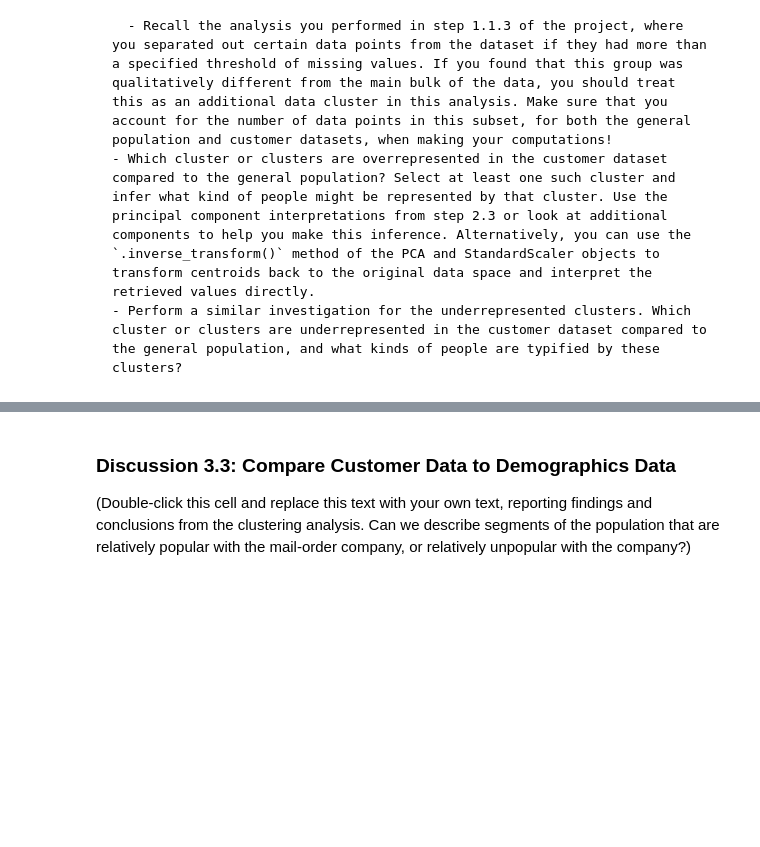
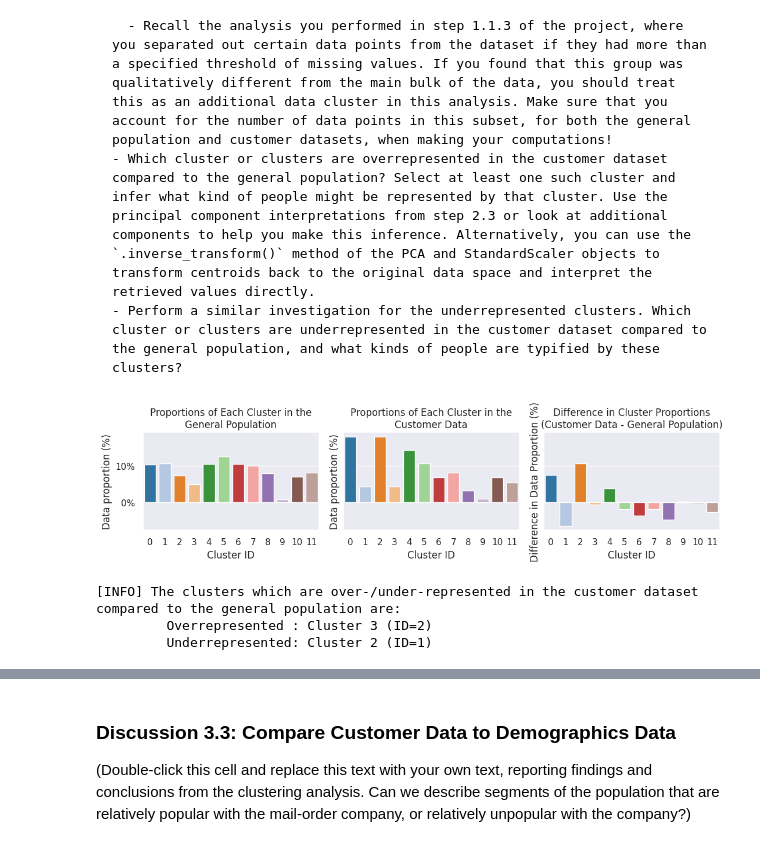
Before and after one commit to fab7/LESSONS-Unsupervised-Learning, a Jupyter notebook: project/Identify_Customer_Segments.ipynb, the cells around one changed output, grey strips where cells are left out. Saved outputs shown, nothing was run; the diff lists cells and outputs as text; code cells hidden in the pictures; blank space fills up the shorter version.

````diff
--- a/project/Identify_Customer_Segments.ipynb
+++ b/project/Identify_Customer_Segments.ipynb
@@ -1739,5 +1711,69 @@ Take a look at the following points in this step:
 - Perform a similar investigation for the underrepresented clusters. Which cluster or clusters are underrepresented in the customer dataset compared to the general population, and what kinds of people are typified by these clusters?
 ```
 # %%
-# Compare the proportion of data in each cluster for the customer data to the
-# proportion of data in each cluster for the general population.
+######################################################################################
+## Compare the proportion of data in each cluster for the customer data to the      ##
+## proportion of data in each cluster for the general population.                   ##
+######################################################################################
+
+# Retrieve the number of clusters used
+num_clusters = kmeans.n_clusters
+
+# Count the number of unique occurences in each cluster and normalize by dividing
+# by the total number of values
+proportions_genrl_pop = pd.Series(azdias_12).value_counts(normalize=True)
+proportions_customers = pd.Series(customers_pred).value_counts(normalize=True)
+
+# Calculate the difference
+difference = proportions_customers - proportions_genrl_pop
+# %%
+######################################################################################
+## Visualization of the individual dataset proportions and the ratios in cluster    ##
+## representations                                                                  ##
+######################################################################################
+
+# Format percentages display
+def to_percent(y, position):
+    return f'{100 * y:.0f}%'
+
+formatter = FuncFormatter(to_percent)
+
+# Define a color palette the size of 'num_clusters'
+palette = sns.color_palette("tab20")[:num_clusters]
+
+fig, axs = plt.subplots(1, 3, figsize=(11,3), sharey=True)
+
+sns.barplot(x=proportions_genrl_pop.index, y=proportions_genrl_pop.values,
+            ax=axs[0], palette=palette)
+axs[0].set_xlabel('Cluster ID')
+axs[0].set_ylabel('Data proportion (%)')
+axs[0].set_title('Proportions of Each Cluster in the\nGeneral Population')
+axs[0].yaxis.set_major_formatter(formatter)
+
+sns.barplot(x=proportions_customers.index, y=proportions_customers.values,
+            ax=axs[1], palette=palette)
+axs[1].set_xlabel('Cluster ID')
+axs[1].set_ylabel('Data proportion (%)')
+axs[1].set_title('Proportions of Each Cluster in the\nCustomer Data')
+axs[1].yaxis.set_major_formatter(formatter)
+
+sns.barplot(x=difference.index, y=difference.values,
+            ax=axs[2], palette=palette)
+axs[2].set_xlabel('Cluster ID')
+axs[2].set_ylabel('Difference in Data Proportion (%)')
+axs[2].set_title('Difference in Cluster Proportions\n(Customer Data - General Population)')
+axs[2].yaxis.set_major_formatter(formatter)
+
+plt.tight_layout()
+plt.show()
+
+oc = difference.idxmax()
+uc = difference.idxmin()
+print(f"[INFO] The clusters which are over-/under-represented in the customer dataset compared to the general population are:")
+print(f"\t Overrepresented : Cluster {oc+1} (ID={oc})")
+print(f"\t Underrepresented: Cluster {uc+1} (ID={uc})")
+# %% [output]
+[figure, added]
+[INFO] The clusters which are over-/under-represented in the customer dataset compared to the general population are:
+         Overrepresented : Cluster 3 (ID=2)
+         Underrepresented: Cluster 2 (ID=1)
````
Also changed, not shown: parts of 12 cells of this notebook, 1 other file.
